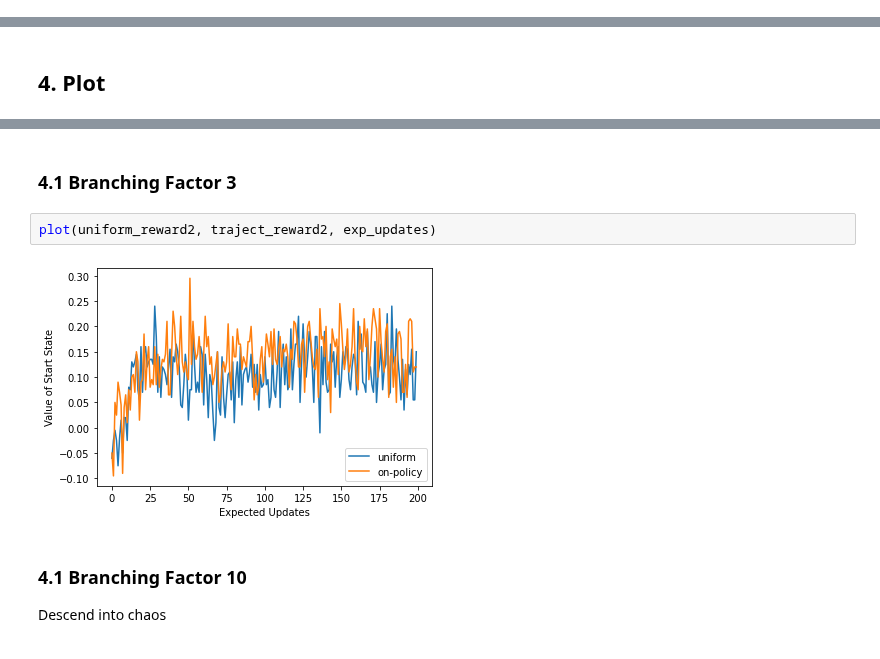
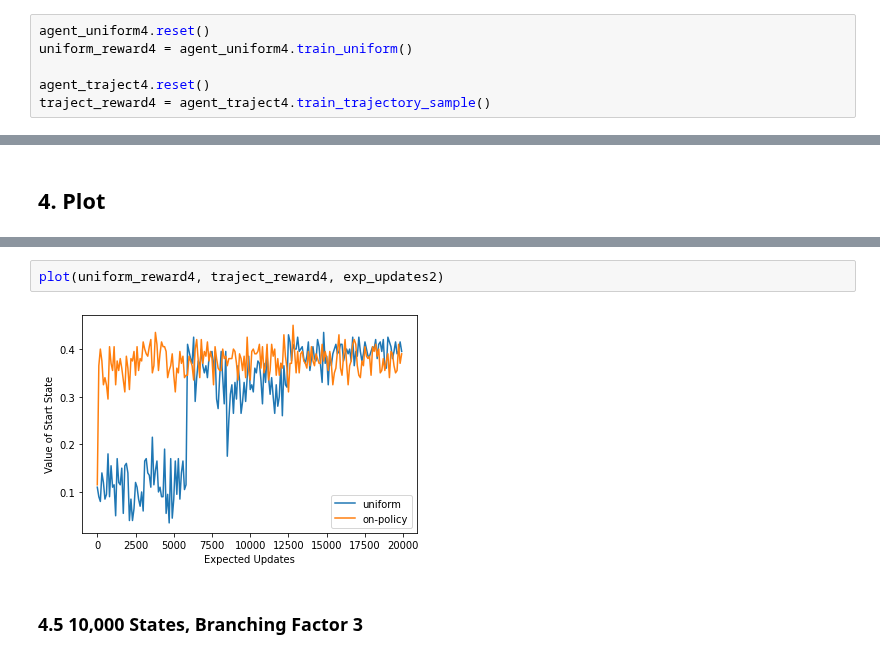
Before and after one commit to MaraTomasek/ML-Notebooks, a Jupyter notebook: Reinforcement_Learning/ch8-trajectory_sampling.ipynb, the cells around one changed output, grey strips where cells are left out. Cells and saved outputs as stored; diff of their text form.

```diff
--- a/Reinforcement_Learning/ch8-trajectory_sampling.ipynb
+++ b/Reinforcement_Learning/ch8-trajectory_sampling.ipynb
@@ -204,0 +218,6 @@ traject_reward3 = agent_traject3.train_trajectory_sample()
+# %%
+agent_uniform4.reset()
+uniform_reward4 = agent_uniform4.train_uniform()
+
+agent_traject4.reset()
+traject_reward4 = agent_traject4.train_trajectory_sample()
@@ -222,9 +266,6 @@ plot(uniform_reward1, traject_reward1, exp_updates)
+# %%
+plot(uniform_reward4, traject_reward4, exp_updates2)
+# %% [output]
+[figure, added]
 # %% [markdown]
-### 4.1 Branching Factor 3
+### 4.5 10,000 States, Branching Factor 3
-# %%
-plot(uniform_reward2, traject_reward2, exp_updates)
-# %% [output]
-[figure, removed]
-# %% [markdown]
-### 4.1 Branching Factor 10
-Descend into chaos
```
Also changed, not shown: parts of 19 cells of this notebook.
